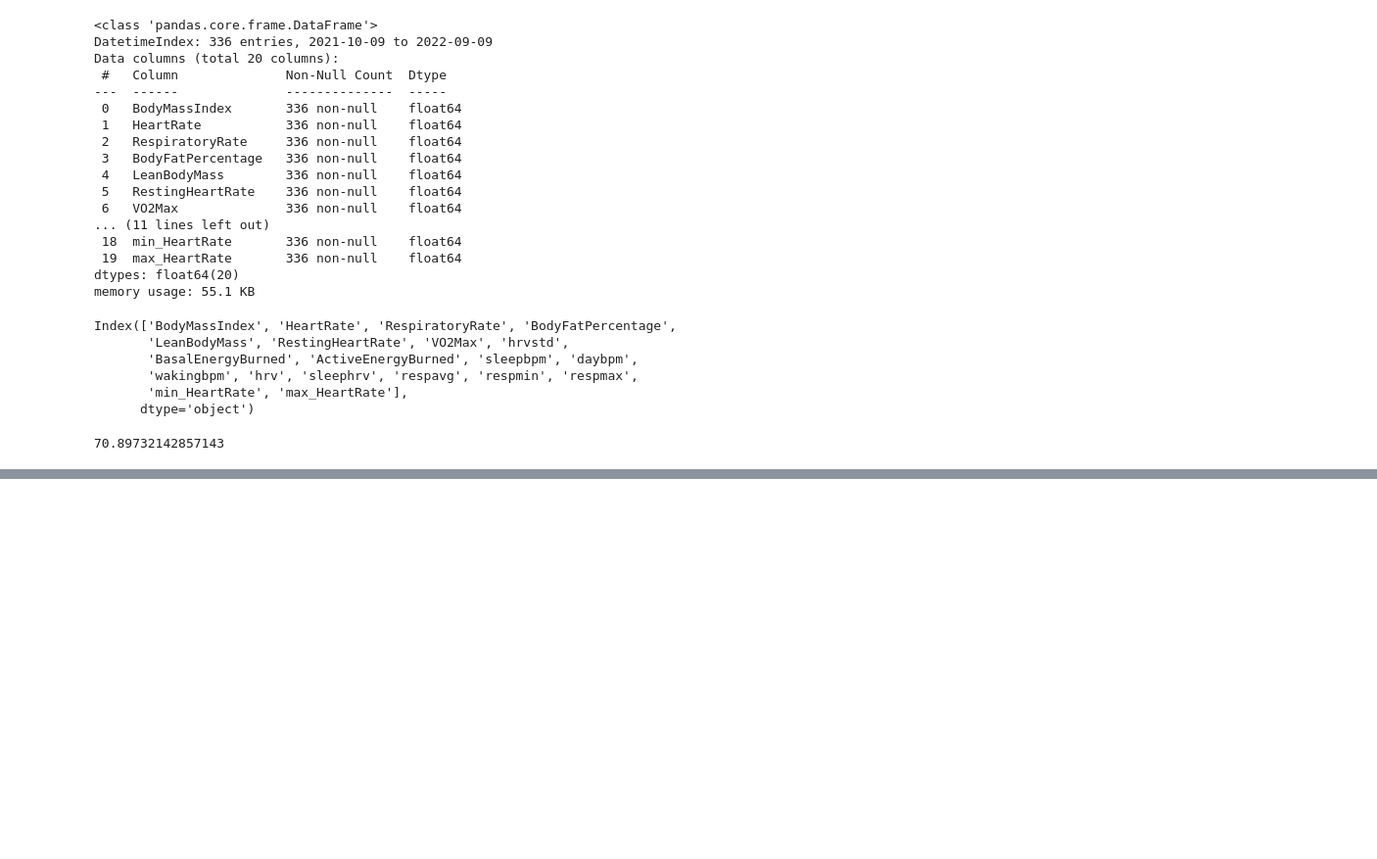
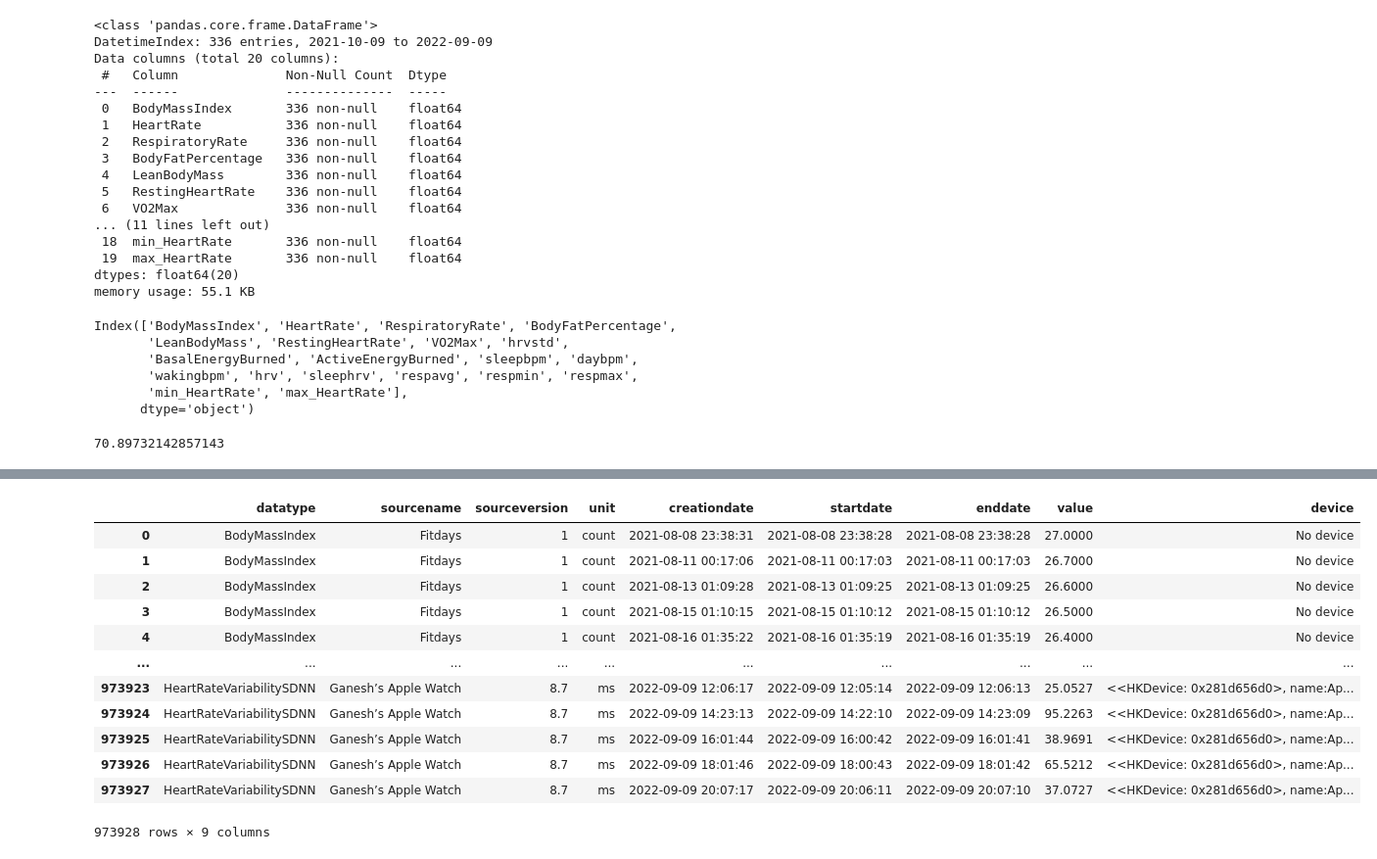
Before and after one commit to ganeshIIT/lifestyle, a Jupyter notebook: MyLifestyle.ipynb, the cells around one changed output, grey strips where cells are left out. Shown at 98% size. Cells and saved outputs as stored; diff of their text form; code cells hidden in the pictures; blank space fills up the shorter version.

Commit message:
Added scripts to connect to Azure sql server

```diff
--- a/MyLifestyle.ipynb
+++ b/MyLifestyle.ipynb
@@ -721,0 +748,30 @@ fig.show()
+# %%
+import pyodbc
+import pandas as pd
+# Some other example server values are
+# server = 'localhost\sqlexpress' # for a named instance
+# server = 'myserver,port' # to specify an alternate port
+server = 'myazuresql.database.windows.net'
+database = 'personal'
+username = 'ganesh'
+password = 'Efcom@1234'
+driver= '{ODBC Driver 17 for SQL Server}'
+
+with pyodbc.connect('DRIVER='+driver+';SERVER=tcp:'+server+';PORT=1433;DATABASE='+database+';UID='+username+';PWD='+ password) as conn:
+    query = "SELECT * from health"
+    df = pd.read_sql(query, conn)
+df
+# %% [output]
+|  | datatype | sourcename | sourceversion | unit | creationdate | startdate | enddate | value | device |
+| 0 | BodyMassIndex | Fitdays | 1 | count | 2021-08-08 23:38:31 | 2021-08-08 23:38:28 | 2021-08-08 23:38:28 | 27.0000 | No device |
+| 1 | BodyMassIndex | Fitdays | 1 | count | 2021-08-11 00:17:06 | 2021-08-11 00:17:03 | 2021-08-11 00:17:03 | 26.7000 | No device |
+| 2 | BodyMassIndex | Fitdays | 1 | count | 2021-08-13 01:09:28 | 2021-08-13 01:09:25 | 2021-08-13 01:09:25 | 26.6000 | No device |
+| 3 | BodyMassIndex | Fitdays | 1 | count | 2021-08-15 01:10:15 | 2021-08-15 01:10:12 | 2021-08-15 01:10:12 | 26.5000 | No device |
+| 4 | BodyMassIndex | Fitdays | 1 | count | 2021-08-16 01:35:22 | 2021-08-16 01:35:19 | 2021-08-16 01:35:19 | 26.4000 | No device |
+| ... | ... | ... | ... | ... | ... | ... | ... | ... | ... |
+| 973923 | HeartRateVariabilitySDNN | Ganesh’s Apple Watch | 8.7 | ms | 2022-09-09 12:06:17 | 2022-09-09 12:05:14 | 2022-09-09 12:06:13 | 25.0527 | <<HKDevice: 0x281d656d0>, name:Ap... |
+| 973924 | HeartRateVariabilitySDNN | Ganesh’s Apple Watch | 8.7 | ms | 2022-09-09 14:23:13 | 2022-09-09 14:22:10 | 2022-09-09 14:23:09 | 95.2263 | <<HKDevice: 0x281d656d0>, name:Ap... |
+| 973925 | HeartRateVariabilitySDNN | Ganesh’s Apple Watch | 8.7 | ms | 2022-09-09 16:01:44 | 2022-09-09 16:00:42 | 2022-09-09 16:01:41 | 38.9691 | <<HKDevice: 0x281d656d0>, name:Ap... |
+| 973926 | HeartRateVariabilitySDNN | Ganesh’s Apple Watch | 8.7 | ms | 2022-09-09 18:01:46 | 2022-09-09 18:00:43 | 2022-09-09 18:01:42 | 65.5212 | <<HKDevice: 0x281d656d0>, name:Ap... |
+| 973927 | HeartRateVariabilitySDNN | Ganesh’s Apple Watch | 8.7 | ms | 2022-09-09 20:07:17 | 2022-09-09 20:06:11 | 2022-09-09 20:07:10 | 37.0727 | <<HKDevice: 0x281d656d0>, name:Ap... |
+973928 rows × 9 columns
```
Also changed, not shown: parts of 15 cells of this notebook.
